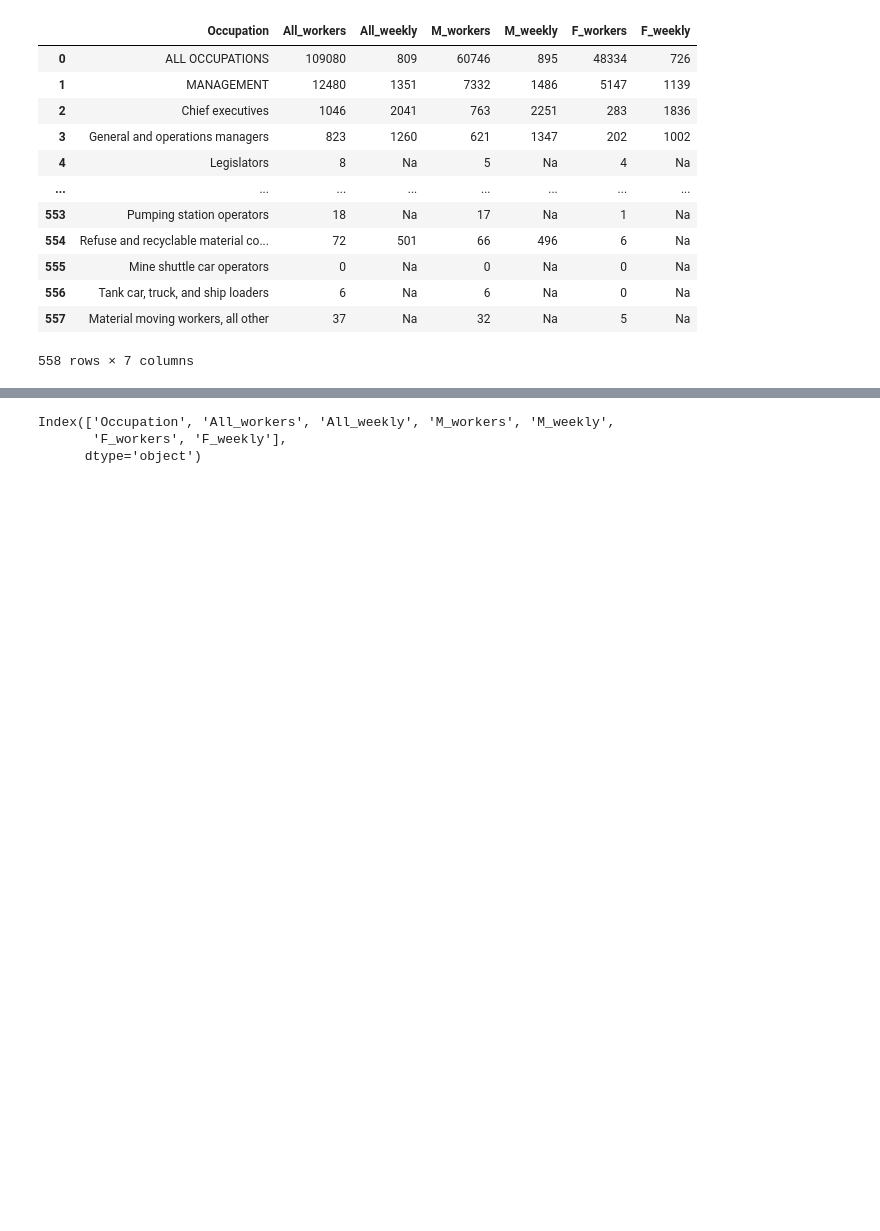
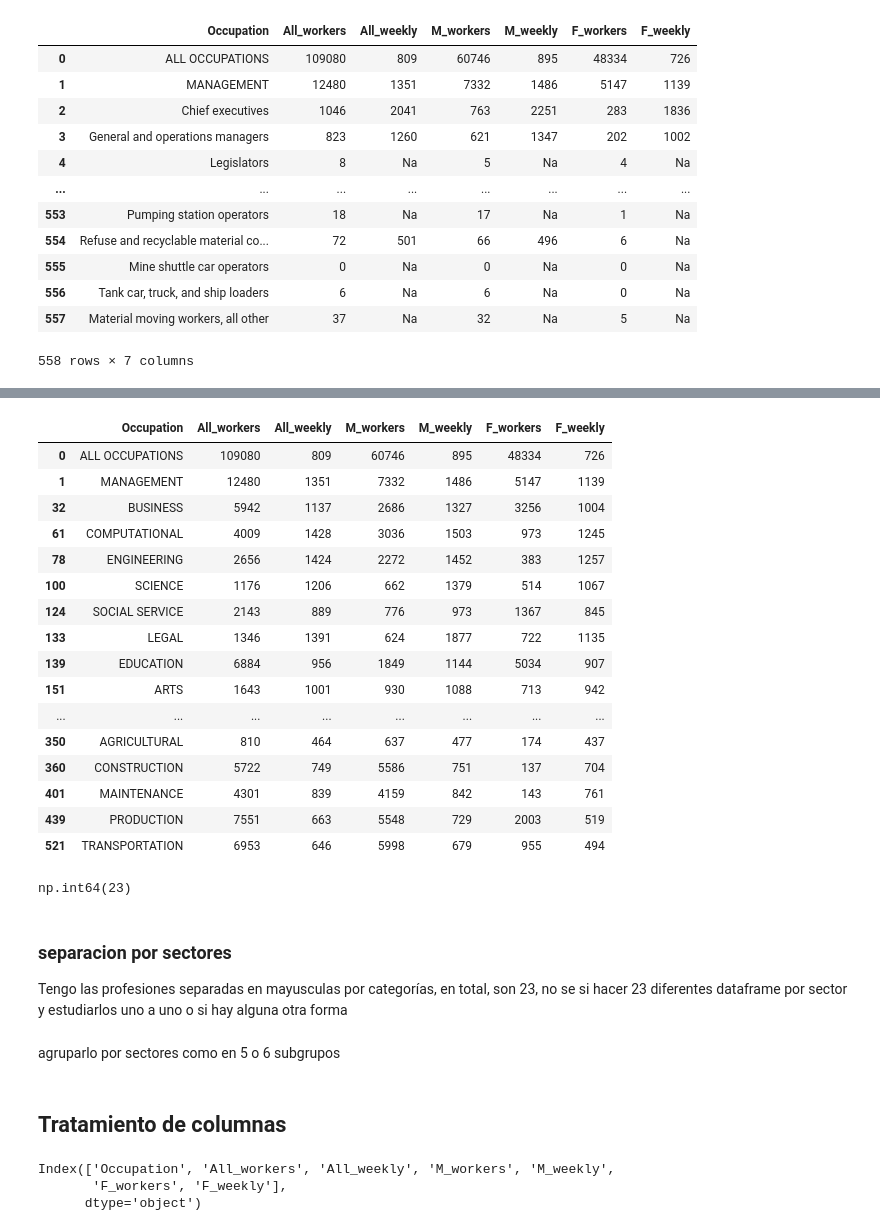
Before and after one commit to IsabelRomoBru/DS102024, a Jupyter notebook: eda/genero2.ipynb, the cells around one changed output, grey strips where cells are left out. Saved outputs shown, nothing was run; the diff lists cells and outputs as text; code cells hidden in the pictures; blank space fills up the shorter version.

```diff
--- a/eda/genero2.ipynb
+++ b/eda/genero2.ipynb
@@ -22,3 +91,34 @@ g
+# %%
+g[g['Occupation'].str.isupper()]
+# %% [output]
+|  | Occupation | All_workers | All_weekly | M_workers | M_weekly | F_workers | F_weekly |
+| 0 | ALL OCCUPATIONS | 109080 | 809 | 60746 | 895 | 48334 | 726 |
+| 1 | MANAGEMENT | 12480 | 1351 | 7332 | 1486 | 5147 | 1139 |
+| 32 | BUSINESS | 5942 | 1137 | 2686 | 1327 | 3256 | 1004 |
+| 61 | COMPUTATIONAL | 4009 | 1428 | 3036 | 1503 | 973 | 1245 |
+| 78 | ENGINEERING | 2656 | 1424 | 2272 | 1452 | 383 | 1257 |
+| 100 | SCIENCE | 1176 | 1206 | 662 | 1379 | 514 | 1067 |
+| 124 | SOCIAL SERVICE | 2143 | 889 | 776 | 973 | 1367 | 845 |
+| 133 | LEGAL | 1346 | 1391 | 624 | 1877 | 722 | 1135 |
+| 139 | EDUCATION | 6884 | 956 | 1849 | 1144 | 5034 | 907 |
+| 151 | ARTS | 1643 | 1001 | 930 | 1088 | 713 | 942 |
+| ... | ... | ... | ... | ... | ... | ... | ... |
+| 350 | AGRICULTURAL | 810 | 464 | 637 | 477 | 174 | 437 |
+| 360 | CONSTRUCTION | 5722 | 749 | 5586 | 751 | 137 | 704 |
+| 401 | MAINTENANCE | 4301 | 839 | 4159 | 842 | 143 | 761 |
+| 439 | PRODUCTION | 7551 | 663 | 5548 | 729 | 2003 | 519 |
+| 521 | TRANSPORTATION | 6953 | 646 | 5998 | 679 | 955 | 494 |
+# %%
+g[g['Occupation'].str.isupper()].count()[1]
+# %% [output]
+np.int64(23)
+# %% [markdown]
+### separacion por sectores
+Tengo las profesiones separadas en mayusculas por categorías, en total, son 23, no se si hacer 23 diferentes dataframe por sector y estudiarlos uno a uno o si hay alguna otra forma
+# %% [markdown]
+agruparlo por sectores como en 5 o 6 subgrupos
+# %% [markdown]
+## Tratamiento de columnas
 # %%
 g.columns
 # %% [output]
```
Also changed, not shown: parts of 14 cells of this notebook, 2 other files.
